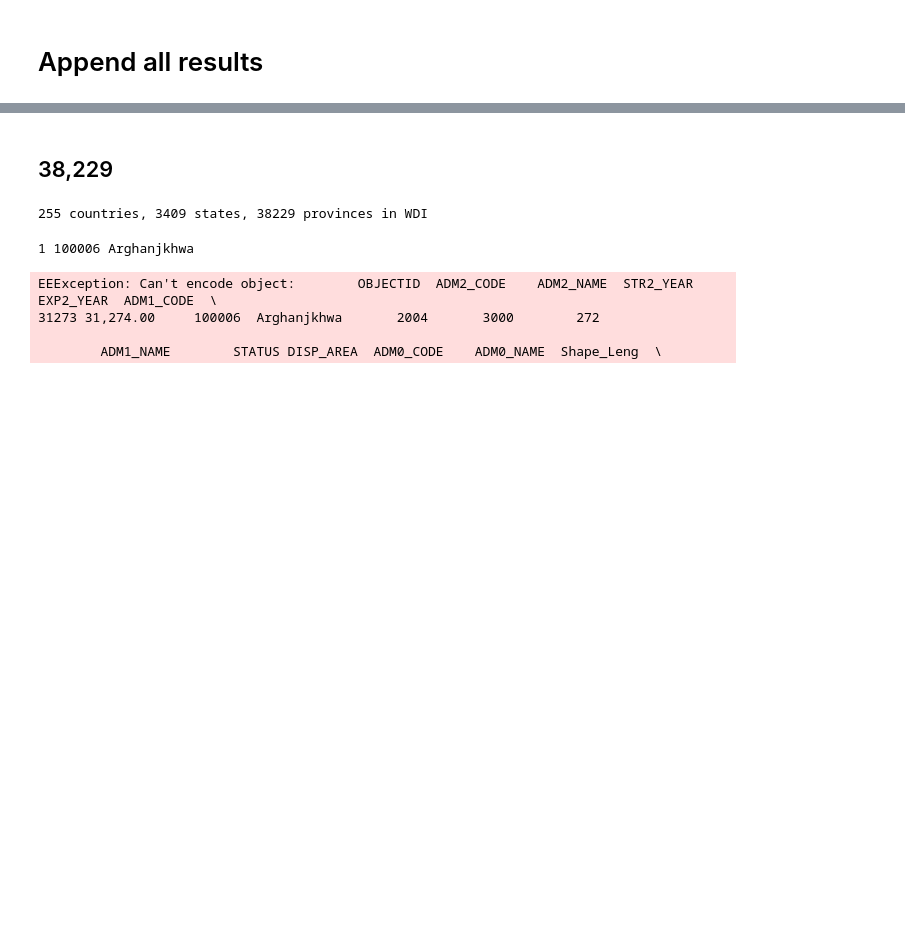
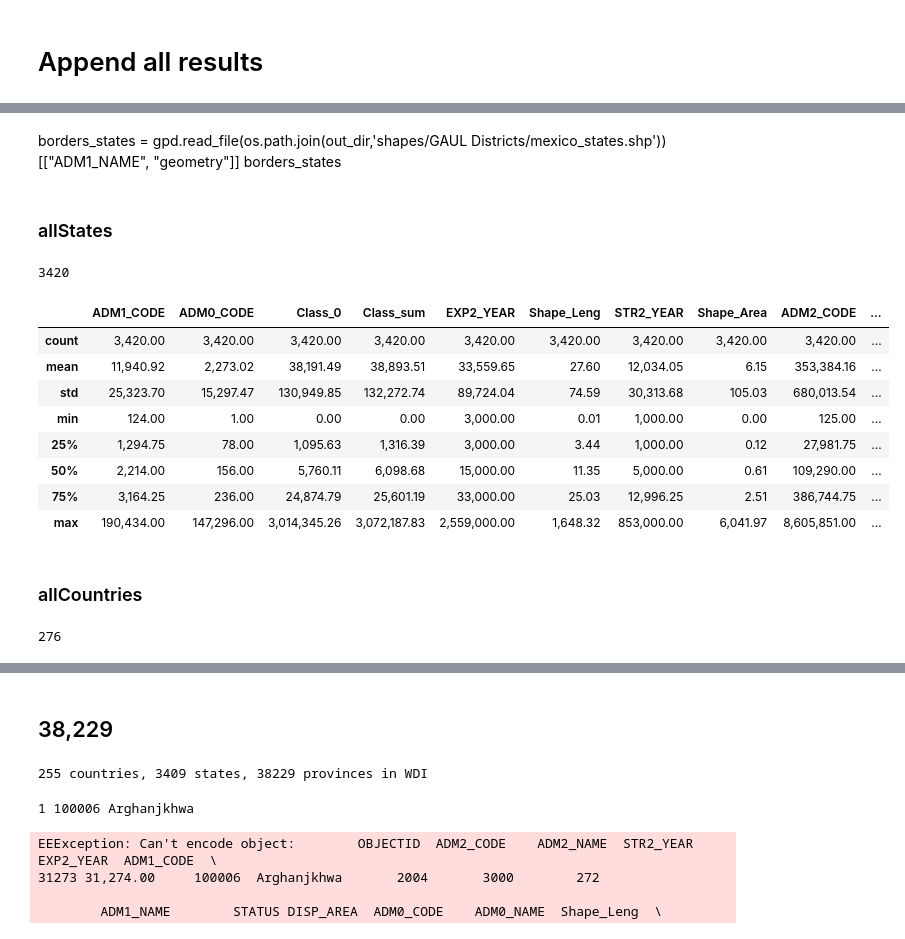
Before and after one commit to JavierParada/JavierParada.github.io, a Jupyter notebook: EL5M/AreaSqKm_01_Notebook.ipynb, the cells around one changed output, grey strips where cells are left out. Saved outputs shown, nothing was run; the diff lists cells and outputs as text; code cells hidden in the pictures; blank space fills up the shorter version.

```diff
--- a/EL5M/AreaSqKm_01_Notebook.ipynb
+++ b/EL5M/AreaSqKm_01_Notebook.ipynb
@@ -211,0 +317,26 @@ allDistricts.to_csv("../allDistricts.csv", index=False)
+# %% [markdown]
+borders_states = gpd.read_file(os.path.join(out_dir,'shapes/GAUL Districts/mexico_states.shp'))[["ADM1_NAME", "geometry"]]
+borders_states
+# %% [markdown]
+### allStates
+# %%
+allStates["Percent_0"] = allStates["Class_0"]/allStates["Class_sum"]
+allStates["Percent_1"] = 1 - allStates["Percent_0"]
+allStates["Percent_0"] = allStates["Percent_0"].fillna(1)
+allStates["Percent_1"] = allStates["Percent_1"].fillna(0)
+allStates["ISO CODE"] = allStates['ADM0_NAME'].apply(lambda x: wb.economy.coder(x))
+len(allStates)
+# %% [output]
+3420
+# %%
+allStates.describe()
+# %% [output]
+|  | ADM1_CODE | ADM0_CODE | Class_0 | Class_sum | EXP2_YEAR | Shape_Leng | STR2_YEAR | Shape_Area | ADM2_CODE | ... |
+| count | 3,420.00 | 3,420.00 | 3,420.00 | 3,420.00 | 3,420.00 | 3,420.00 | 3,420.00 | 3,420.00 | 3,420.00 | ... |
+| mean | 11,940.92 | 2,273.02 | 38,191.49 | 38,893.51 | 33,559.65 | 27.60 | 12,034.05 | 6.15 | 353,384.16 | ... |
+| std | 25,323.70 | 15,297.47 | 130,949.85 | 132,272.74 | 89,724.04 | 74.59 | 30,313.68 | 105.03 | 680,013.54 | ... |
+| min | 124.00 | 1.00 | 0.00 | 0.00 | 3,000.00 | 0.01 | 1,000.00 | 0.00 | 125.00 | ... |
+| 25% | 1,294.75 | 78.00 | 1,095.63 | 1,316.39 | 3,000.00 | 3.44 | 1,000.00 | 0.12 | 27,981.75 | ... |
+| 50% | 2,214.00 | 156.00 | 5,760.11 | 6,098.68 | 15,000.00 | 11.35 | 5,000.00 | 0.61 | 109,290.00 | ... |
+| 75% | 3,164.25 | 236.00 | 24,874.79 | 25,601.19 | 33,000.00 | 25.03 | 12,996.25 | 2.51 | 386,744.75 | ... |
+| max | 190,434.00 | 147,296.00 | 3,014,345.26 | 3,072,187.83 | 2,559,000.00 | 1,648.32 | 853,000.00 | 6,041.97 | 8,605,851.00 | ... |
@@ -211,0 +345,11 @@ allDistricts.to_csv("../allDistricts.csv", index=False)
+# %% [markdown]
+### allCountries
+# %%
+allCountries["Percent_0"] = allCountries["Class_0"]/allCountries["Class_sum"]
+allCountries["Percent_1"] = 1 - allCountries["Percent_0"]
+allCountries["Percent_0"] = allCountries["Percent_0"].fillna(1)
+allCountries["Percent_1"] = allCountries["Percent_1"].fillna(0)
+allCountries["ISO CODE"] = allCountries['ADM0_NAME'].apply(lambda x: wb.economy.coder(x))
+len(allCountries)
+# %% [output]
+276
```
Also changed, not shown: parts of 30 cells of this notebook.
